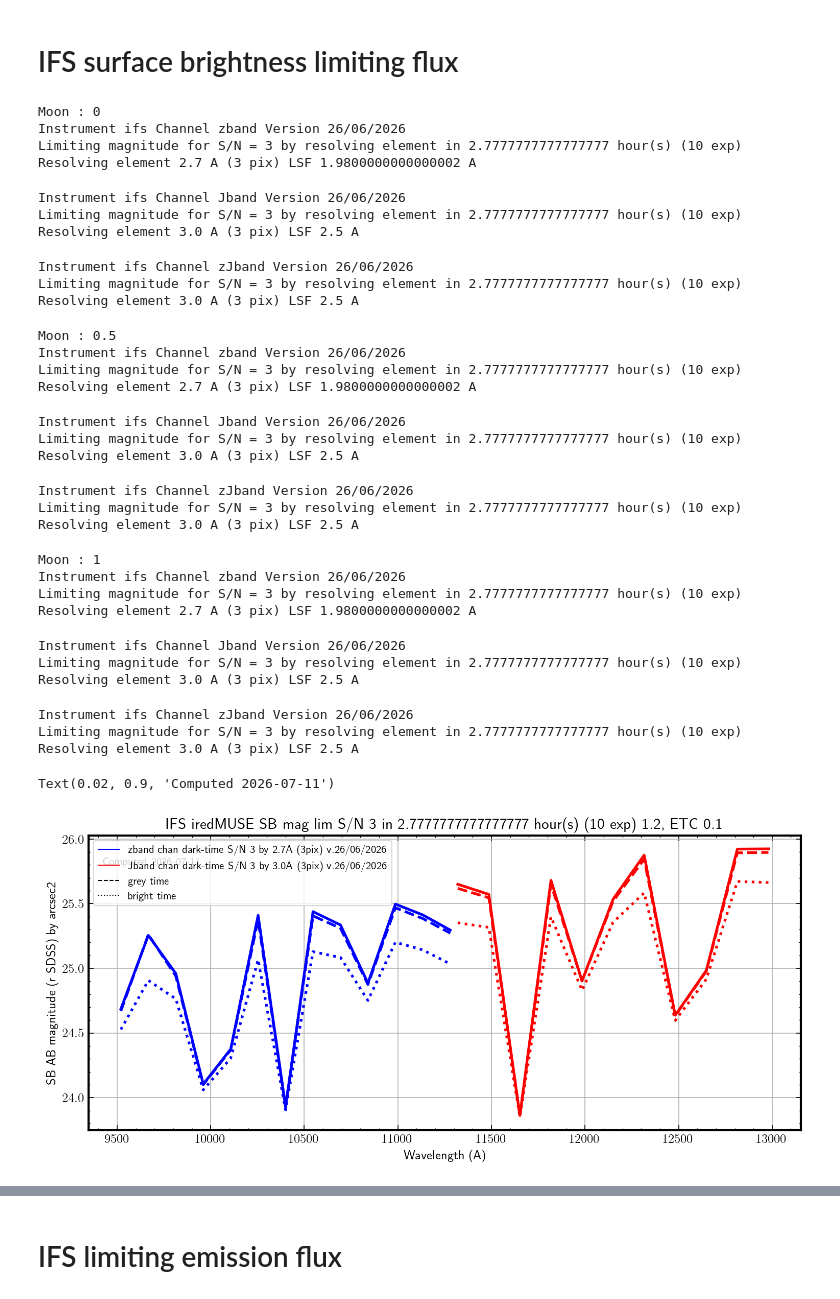
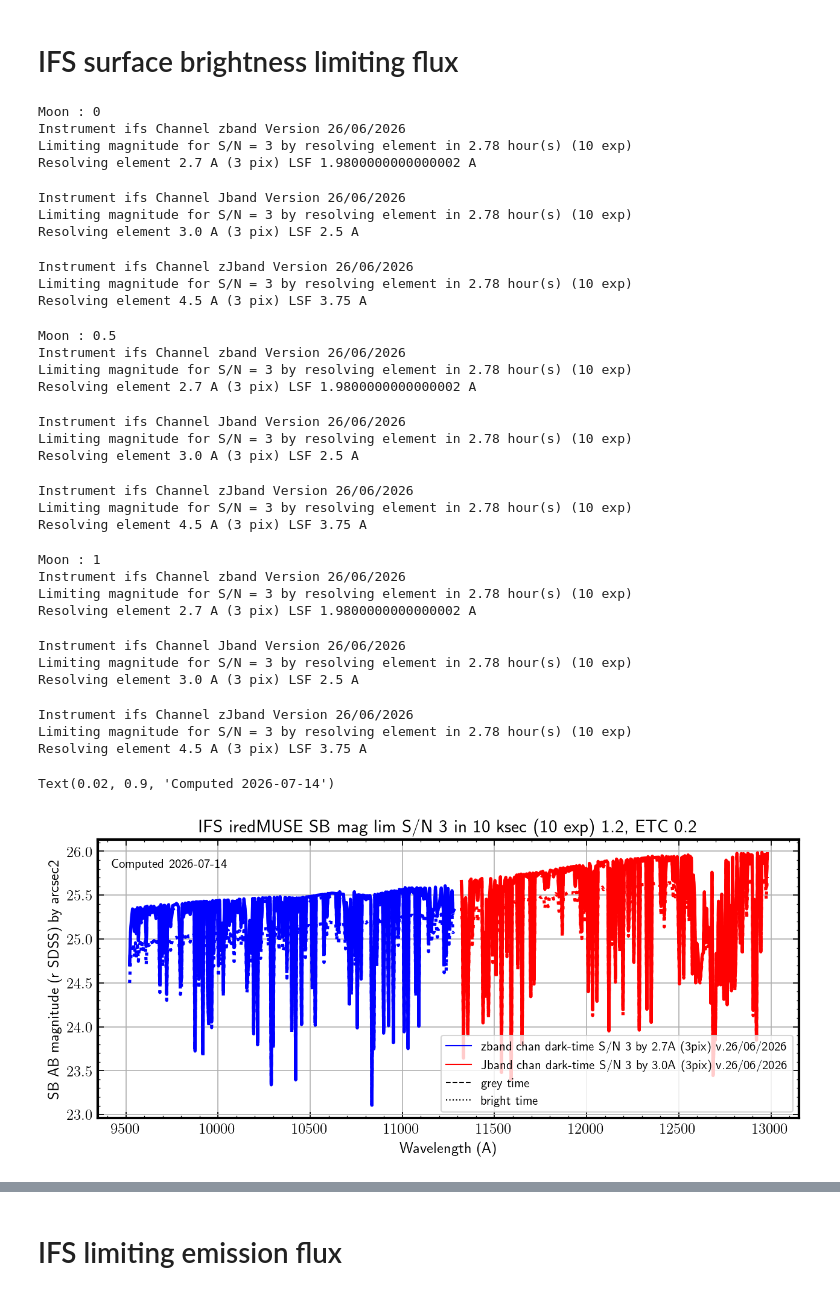
Before and after one commit to nfbouche/pyetc_iredmuse, a Jupyter notebook: notebooks/iredmuse_LimMag.ipynb, the cells around one changed output, grey strips where cells are left out. Cells and saved outputs as stored; diff of their text form; code cells hidden in the pictures.

```diff
--- a/notebooks/iredmuse_LimMag.ipynb
+++ b/notebooks/iredmuse_LimMag.ipynb
@@ -82,0 +106,9 @@ zJband 1.0 1.0
+# %%
+ch='zJband'
+for ch in ifs_channels:
+    ins=instru.ifs[ch]
+    plt.plot(ins['wave'].coord(),ins['telescope'].data,label='telescope')
+    plt.plot(ins['wave'].coord(),ins['QE'].data,label='QE')
+    plt.plot(ins['wave'].coord(),ins['total_instrumental'].data,label='Instr only')
+    plt.plot(ins['wave'].coord(),ins['instrans'].data,label='Instru+tel+QE')
+    plt.legend()
@@ -236,7 +270,7 @@ def zeromag_ifs(mag, snr0, full_obs, lbda, inst=instru):
 full_obs = common_obs | ifs_obs_ps
 mags = [20,30]
 snr = full_obs["SNR_REQ"]
-difs = []
+ifs_psmag = []
 for fli in [0,0.5,1]:
     dm = dict(fli=fli, ins='ifs')
     full_obs["FLI"] = fli
@@ -250,7 +284,7 @@ for fli in [0,0.5,1]:
         print(f"Instrument {full_obs['INS']} Channel {full_obs['CH']} Version {ins['version']}")
         print(f"Limiting magnitude for S/N = {snr} by resolving element in {integ} hour(s) ({full_obs['NDIT']} exp)")
         print(f"Resolving element {dr} A ({full_obs['COADD_WL']} pix) LSF {lsf} A")
-        nwaves = int(((l2-l1)/dr)/10)
+        nwaves = int(((l2-l1)/dr))
         waves = np.linspace(l1+20,l2-20,nwaves)
         lmag = []
         for lbda in tqdm(waves):
@@ -264,7 +298,7 @@ for fli in [0,0.5,1]:
         dlim.append(dict(chan=ch, waves=waves.tolist(), lmag=lmag, snr=snr, integ=integ, nexp=full_obs['NDIT'], dr=dr, dl=dl,
                             lbda=(l1,l2), lsf=lsf, pixspec=full_obs['COADD_WL'], version=ins['version']))
     dm['dlim'] = dlim
-    difs.append(dm)
+    ifs_psmag.append(dm)
 # %% [output]
 Moon : 0
 Instrument ifs Channel zband Version 26/06/2026
@@ -328,0 +367,10 @@ Text(0.02, 0.9, 'Computed 2026-07-11')
+# %%
+today = datetime.now().strftime("%Y-%m-%d")
+outfig = os.path.join(file_dir,f"{today}_{instru.name}_IFS_limiting_Jy.jpg")
+fig.savefig(outfig, bbox_inches='tight')
+print(f"Saved file {outfig}")
+
+outres = os.path.join(file_dir,f"{today}_{instru.name}_IFS_limiting_Jy.json")
+with open(outres, "w") as f:
+    json.dump(difs, f, indent=2)
+print(f"Saved file {outres}")
@@ -354,7 +436,7 @@ def zeromag_ifs_sb(mag, snr0, full_obs, lbda, inst=instru):
 full_obs = common_obs | ifs_obs_sb
 mags = [10,30]
 snr = full_obs["SNR_REQ"]
-difs = []
+ifs_sb = []
 for fli in [0,0.5,1]:
     print(f"Moon : {fli}")
     dm = dict(fli=fli, ins='ifs')
@@ -366,9 +448,9 @@ for fli in [0,0.5,1]:
         dr,lsf,l1,l2,dl,ins = get_specinfo(full_obs)
         integ = full_obs['NDIT']*full_obs['DIT']/3600
         print(f"Instrument {full_obs['INS']} Channel {full_obs['CH']} Version {ins['version']}")
-        print(f"Limiting magnitude for S/N = {snr} by resolving element in {integ} hour(s) ({full_obs['NDIT']} exp)")
+        print(f"Limiting magnitude for S/N = {snr} by resolving element in {integ:.2f} hour(s) ({full_obs['NDIT']} exp)")
         print(f"Resolving element {dr} A ({full_obs['COADD_WL']} pix) LSF {lsf} A")
-        nwaves = int(((l2-l1)/dr)/50)
+        nwaves = int(((l2-l1)/dr)/2)
         waves = np.linspace(l1+20,l2-20,nwaves)
         lmag = []
         for lbda in tqdm(waves):
@@ -382,65 +464,65 @@ for fli in [0,0.5,1]:
         dlim.append(dict(chan=ch, waves=waves.tolist(), lmag=lmag, snr=snr, integ=integ, nexp=full_obs['NDIT'], dr=dr, dl=dl,
                             lbda=(l1,l2), lsf=lsf, pixspec=full_obs['COADD_WL'], version=ins['version']))
     dm['dlim'] = dlim
-    difs.append(dm)
+    ifs_sb.append(dm)
 # %% [output]
 Moon : 0
 Instrument ifs Channel zband Version 26/06/2026
-Limiting magnitude for S/N = 3 by resolving element in 2.7777777777777777 hour(s) (10 exp)
+Limiting magnitude for S/N = 3 by resolving element in 2.78 hour(s) (10 exp)
 Resolving element 2.7 A (3 pix) LSF 1.9800000000000002 A
 Instrument ifs Channel Jband Version 26/06/2026
-Limiting magnitude for S/N = 3 by resolving element in 2.7777777777777777 hour(s) (10 exp)
+Limiting magnitude for S/N = 3 by resolving element in 2.78 hour(s) (10 exp)
 Resolving element 3.0 A (3 pix) LSF 2.5 A
 Instrument ifs Channel zJband Version 26/06/2026
-Limiting magnitude for S/N = 3 by resolving element in 2.7777777777777777 hour(s) (10 exp)
-Resolving element 3.0 A (3 pix) LSF 2.5 A
+Limiting magnitude for S/N = 3 by resolving element in 2.78 hour(s) (10 exp)
+Resolving element 4.5 A (3 pix) LSF 3.75 A
 Moon : 0.5
 Instrument ifs Channel zband Version 26/06/2026
-Limiting magnitude for S/N = 3 by resolving element in 2.7777777777777777 hour(s) (10 exp)
+Limiting magnitude for S/N = 3 by resolving element in 2.78 hour(s) (10 exp)
 Resolving element 2.7 A (3 pix) LSF 1.9800000000000002 A
 Instrument ifs Channel Jband Version 26/06/2026
-Limiting magnitude for S/N = 3 by resolving element in 2.7777777777777777 hour(s) (10 exp)
+Limiting magnitude for S/N = 3 by resolving element in 2.78 hour(s) (10 exp)
 Resolving element 3.0 A (3 pix) LSF 2.5 A
 Instrument ifs Channel zJband Version 26/06/2026
-Limiting magnitude for S/N = 3 by resolving element in 2.7777777777777777 hour(s) (10 exp)
-Resolving element 3.0 A (3 pix) LSF 2.5 A
+Limiting magnitude for S/N = 3 by resolving element in 2.78 hour(s) (10 exp)
+Resolving element 4.5 A (3 pix) LSF 3.75 A
 Moon : 1
 Instrument ifs Channel zband Version 26/06/2026
-Limiting magnitude for S/N = 3 by resolving element in 2.7777777777777777 hour(s) (10 exp)
+Limiting magnitude for S/N = 3 by resolving element in 2.78 hour(s) (10 exp)
 Resolving element 2.7 A (3 pix) LSF 1.9800000000000002 A
 Instrument ifs Channel Jband Version 26/06/2026
-Limiting magnitude for S/N = 3 by resolving element in 2.7777777777777777 hour(s) (10 exp)
+Limiting magnitude for S/N = 3 by resolving element in 2.78 hour(s) (10 exp)
 Resolving element 3.0 A (3 pix) LSF 2.5 A
 Instrument ifs Channel zJband Version 26/06/2026
-Limiting magnitude for S/N = 3 by resolving element in 2.7777777777777777 hour(s) (10 exp)
-Resolving element 3.0 A (3 pix) LSF 2.5 A
+Limiting magnitude for S/N = 3 by resolving element in 2.78 hour(s) (10 exp)
+Resolving element 4.5 A (3 pix) LSF 3.75 A
 # %%
-fig,ax = plt.subplots(1,1,figsize=(12,5))
+fig,ax = plt.subplots(1,1,figsize=(10,4))
 labs = []
-for d,c in zip(difs[0]['dlim'], ['blue','red']):
+for d,c in zip(ifs_sb[0]['dlim'], ['blue','red']):
     lab = f"{d['chan']} chan dark-time S/N {snr} by {d['dr']:.1f}A ({d['pixspec']}pix) v.{d['version']}"
     labs.append(lab)
     ax.plot(d['waves'], d['lmag'], color=c, ls='-')
-for d,c in zip(difs[1]['dlim'], ['blue','red']):
+for d,c in zip(ifs_sb[1]['dlim'], ['blue','red']):
     ax.plot(d['waves'], d['lmag'], color=c, ls='--')
-for d,c in zip(difs[2]['dlim'], ['blue','red']):
+for d,c in zip(ifs_sb[2]['dlim'], ['blue','red']):
     ax.plot(d['waves'], d['lmag'], color=c, ls=':')
 ax.set_xlabel('Wavelength (A)')
 ax.set_ylabel('SB AB magnitude (r SDSS) by arcsec2')
-integ = full_obs['NDIT']*full_obs['DIT']/3600
+integ = full_obs['NDIT']*full_obs['DIT']/1000
 snr_req=full_obs['SNR_REQ']
-ax.set_title(f"IFS {instru.name} SB mag lim S/N {snr_req} in {integ} hour(s) ({full_obs['NDIT']} exp) {full_obs['AM']}, ETC {__version__}");
+ax.set_title(f"IFS {instru.name} SB mag lim S/N {snr_req} in {integ:.0f} ksec ({full_obs['NDIT']} exp) {full_obs['AM']}, ETC {__version__}");
 ax.grid()
 custom_lines = [Line2D([0], [0], color='blue', lw=1),
                 Line2D([0], [0], color='red', lw=1),
                 Line2D([0], [0], color='black', ls='--', lw=1),
                 Line2D([0], [0], color='black', ls=':', lw=1),
                ]
 labs.append(f"grey time")
 labs.append(f"bright time")
 ax.legend(custom_lines, labs, fontsize=10)
 today = datetime.now().strftime("%Y-%m-%d")
 ax.text(0.02, 0.90, f"Computed {today}", transform=ax.transAxes, size=10)
 # %% [output]
-Text(0.02, 0.9, 'Computed 2026-07-11')
+Text(0.02, 0.9, 'Computed 2026-07-14')
-[figure, old version]
+[figure, new version]
```
Also changed, not shown: parts of 21 cells of this notebook.
